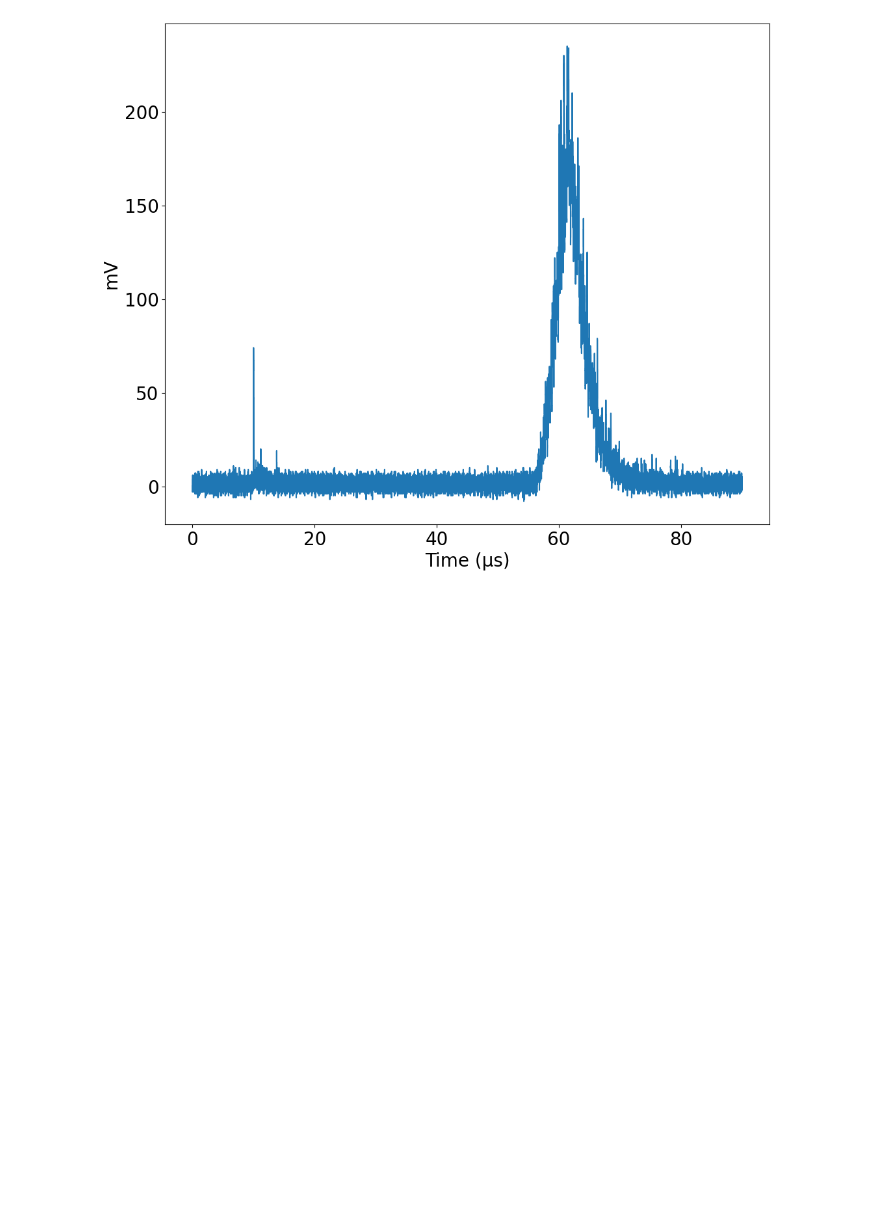
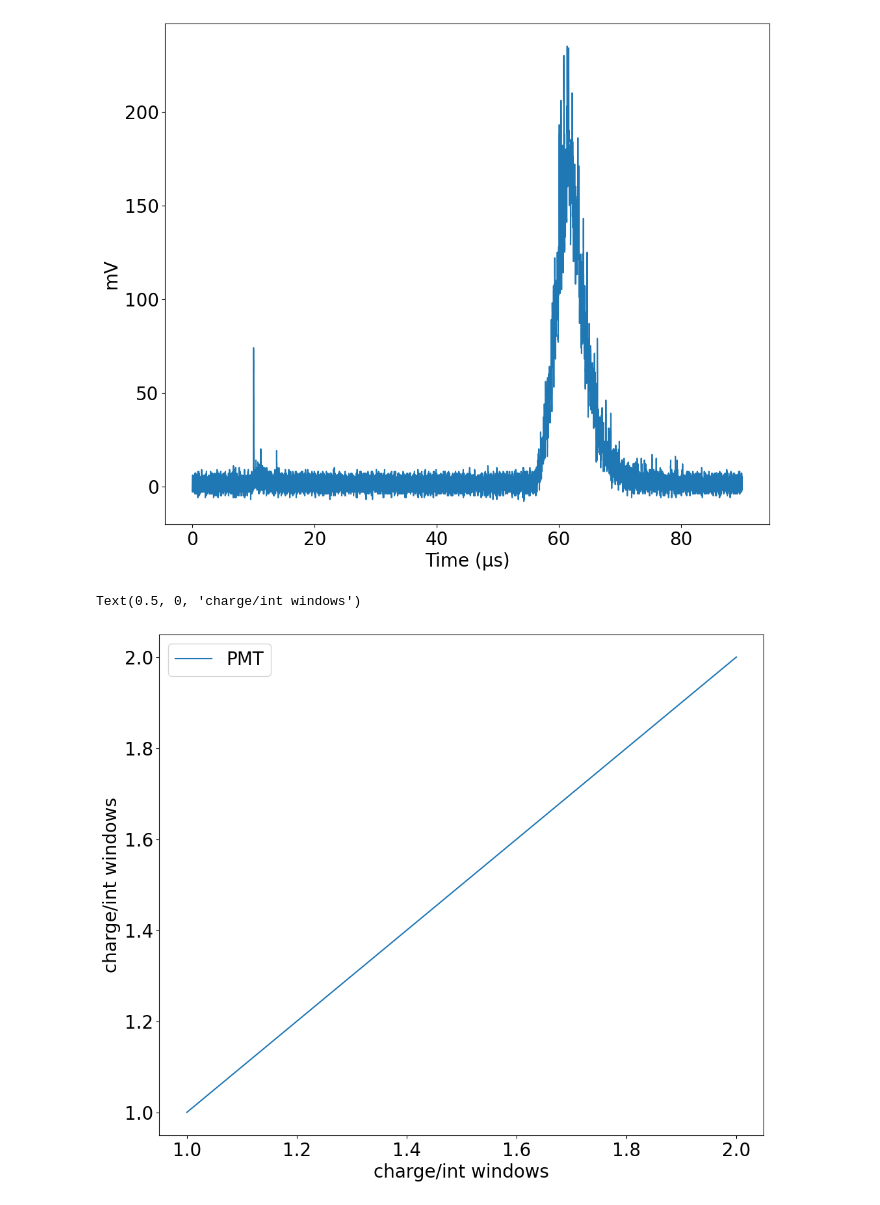
Before and after one commit to ludophys/PhD_Thesis2, a Jupyter notebook: GanEss/analyse/Raw_WF_calibration.ipynb, the cells around one changed output. Drawn from its saved outputs; the diff is of its cells as text; code cells hidden in the pictures; blank space fills up the shorter version.

```diff
--- a/GanEss/analyse/Raw_WF_calibration.ipynb
+++ b/GanEss/analyse/Raw_WF_calibration.ipynb
@@ -1467,3 +1359,13 @@ with tb.open_file(wf_file, 'r') as h5in:
     plt.ylabel('mV')
 # %% [output]
 [figure]
+# %%
+x = np.arange(1, 3, 1)
+y = np.arange(1, 3, 1)
+plt.plot(x, y ,label='PMT')
+plt.legend()
+plt.ylabel('charge/int windows')
+plt.xlabel('charge/int windows')
+# %% [output]
+Text(0.5, 0, 'charge/int windows')
+[figure, added]
```
Also changed, not shown: parts of 3 cells of this notebook.
